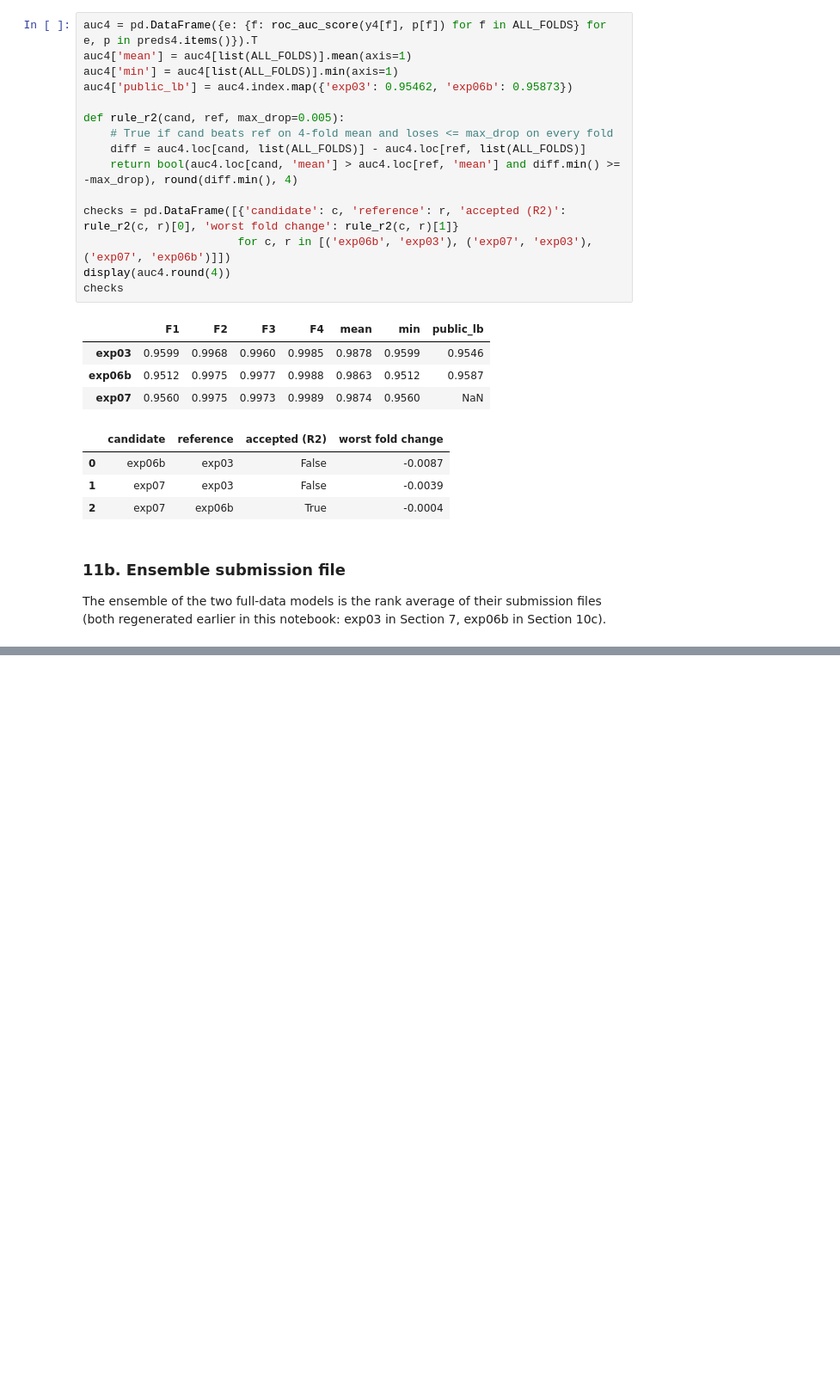
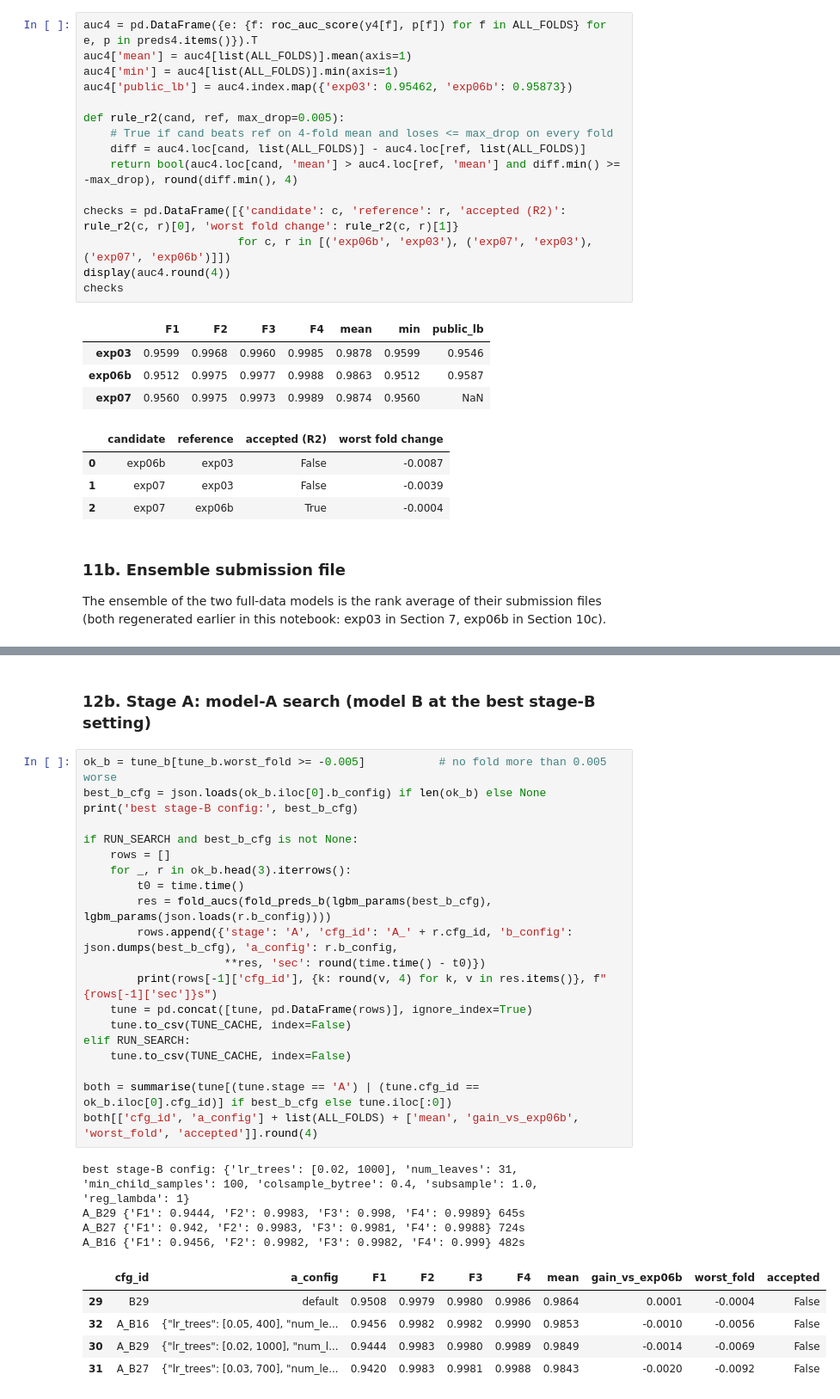
Before and after one commit to tanbeng123/bt4012-e1139091-kaggle-2026, a Jupyter notebook: bt4012_solution.ipynb, the cells around one changed output, grey strips where cells are left out. Shown at 86% size. Cells and saved outputs as stored; diff of their text form; blank space fills up the shorter version.

```diff
--- a/bt4012_solution.ipynb
+++ b/bt4012_solution.ipynb
@@ -751,0 +910,32 @@ saved submissions\exp07_rankavg_exp03_exp06b.csv
+# %% [markdown]
+### 12b. Stage A: model-A search (model B at the best stage-B setting)
+# %%
+ok_b = tune_b[tune_b.worst_fold >= -0.005]           # no fold more than 0.005 worse
+best_b_cfg = json.loads(ok_b.iloc[0].b_config) if len(ok_b) else None
+print('best stage-B config:', best_b_cfg)
+
+if RUN_SEARCH and best_b_cfg is not None:
+    rows = []
+    for _, r in ok_b.head(3).iterrows():
+        t0 = time.time()
+        res = fold_aucs(fold_preds_b(lgbm_params(best_b_cfg), lgbm_params(json.loads(r.b_config))))
+        rows.append({'stage': 'A', 'cfg_id': 'A_' + r.cfg_id, 'b_config': json.dumps(best_b_cfg), 'a_config': r.b_config,
+                     **res, 'sec': round(time.time() - t0)})
+        print(rows[-1]['cfg_id'], {k: round(v, 4) for k, v in res.items()}, f"{rows[-1]['sec']}s")
+    tune = pd.concat([tune, pd.DataFrame(rows)], ignore_index=True)
+    tune.to_csv(TUNE_CACHE, index=False)
+elif RUN_SEARCH:
+    tune.to_csv(TUNE_CACHE, index=False)
+
+both = summarise(tune[(tune.stage == 'A') | (tune.cfg_id == ok_b.iloc[0].cfg_id)] if best_b_cfg else tune.iloc[:0])
+both[['cfg_id', 'a_config'] + list(ALL_FOLDS) + ['mean', 'gain_vs_exp06b', 'worst_fold', 'accepted']].round(4)
+# %% [output]
+best stage-B config: {'lr_trees': [0.02, 1000], 'num_leaves': 31, 'min_child_samples': 100, 'colsample_bytree': 0.4, 'subsample': 1.0, 'reg_lambda': 1}
+A_B29 {'F1': 0.9444, 'F2': 0.9983, 'F3': 0.998, 'F4': 0.9989} 645s
+A_B27 {'F1': 0.942, 'F2': 0.9983, 'F3': 0.9981, 'F4': 0.9988} 724s
+A_B16 {'F1': 0.9456, 'F2': 0.9982, 'F3': 0.9982, 'F4': 0.999} 482s
+|  | cfg_id | a_config | F1 | F2 | F3 | F4 | mean | gain_vs_exp06b | worst_fold | accepted |
+| 29 | B29 | default | 0.9508 | 0.9979 | 0.9980 | 0.9986 | 0.9864 | 0.0001 | -0.0004 | False |
+| 32 | A_B16 | {"lr_trees": [0.05, 400], "num_le... | 0.9456 | 0.9982 | 0.9982 | 0.9990 | 0.9853 | -0.0010 | -0.0056 | False |
+| 30 | A_B29 | {"lr_trees": [0.02, 1000], "num_l... | 0.9444 | 0.9983 | 0.9980 | 0.9989 | 0.9849 | -0.0014 | -0.0069 | False |
+| 31 | A_B27 | {"lr_trees": [0.03, 700], "num_le... | 0.9420 | 0.9983 | 0.9981 | 0.9988 | 0.9843 | -0.0020 | -0.0092 | False |
```
Also changed, not shown: parts of 15 cells of this notebook, 2 other files.
